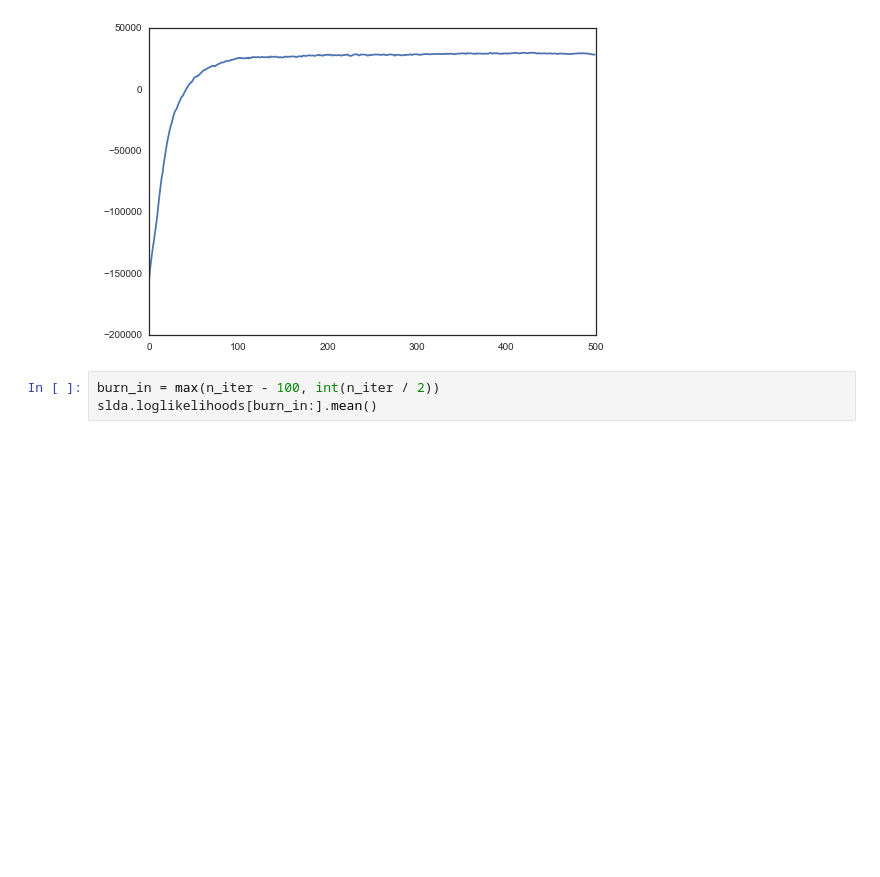
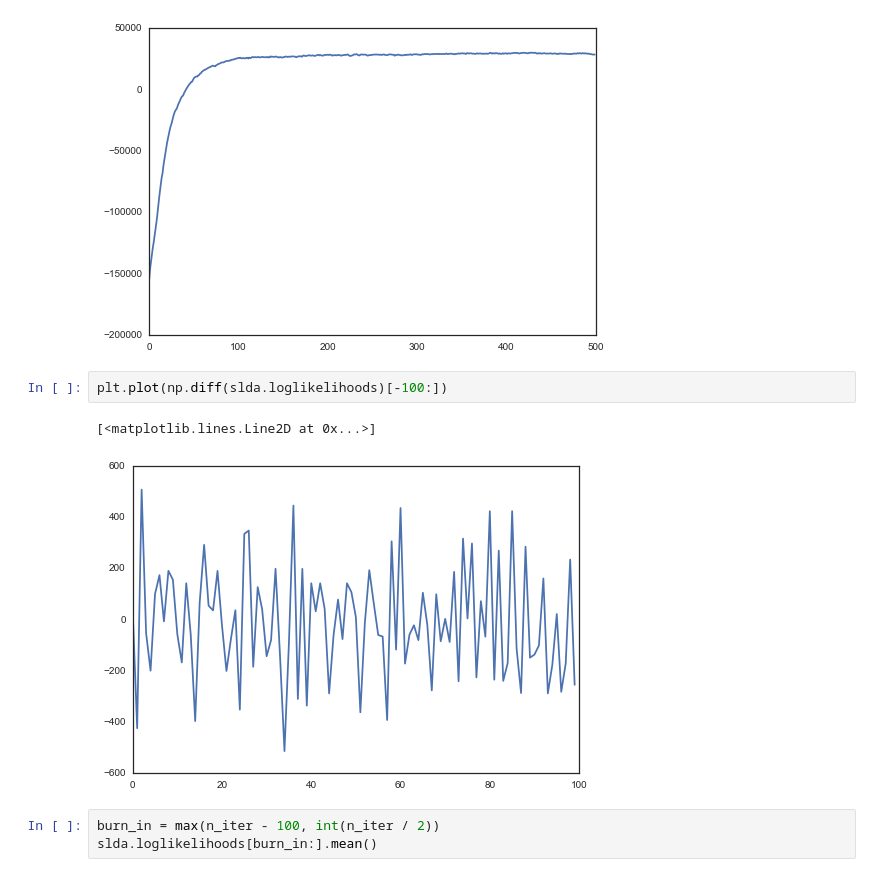
Before and after one commit to Savvysherpa/slda, a Jupyter notebook: examples/slda.ipynb, the cells around one changed output. Drawn from its saved outputs; the diff is of its cells as text; blank space fills up the shorter version.

```diff
--- a/examples/slda.ipynb
+++ b/examples/slda.ipynb
@@ -283,6 +288,11 @@ plt.plot(slda.loglikelihoods)
 # %% [output]
 [<matplotlib.lines.Line2D at 0x...>]
 [figure]
+# %%
+plt.plot(np.diff(slda.loglikelihoods)[-100:])
+# %% [output]
+[<matplotlib.lines.Line2D at 0x...>]
+[figure, added]
 # %%
 burn_in = max(n_iter - 100, int(n_iter / 2))
 slda.loglikelihoods[burn_in:].mean()
```
Also changed, not shown: parts of 5 cells of this notebook, 15 other files.
